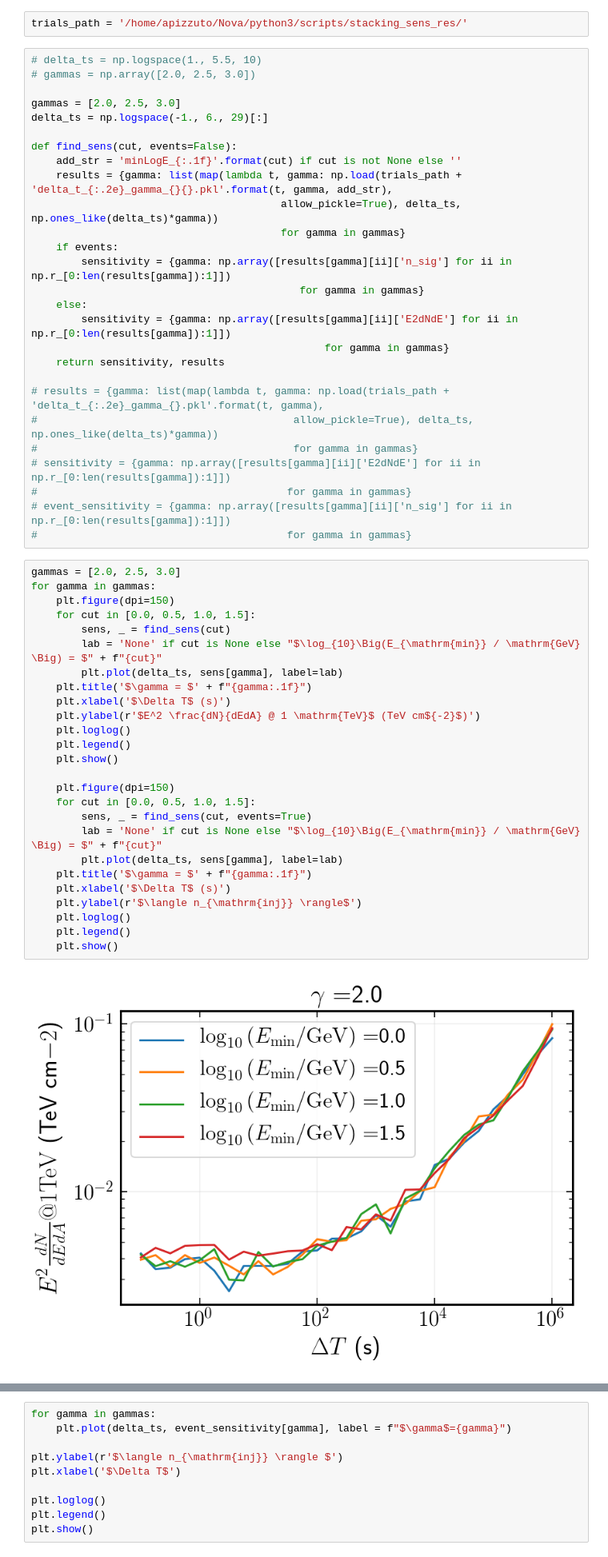
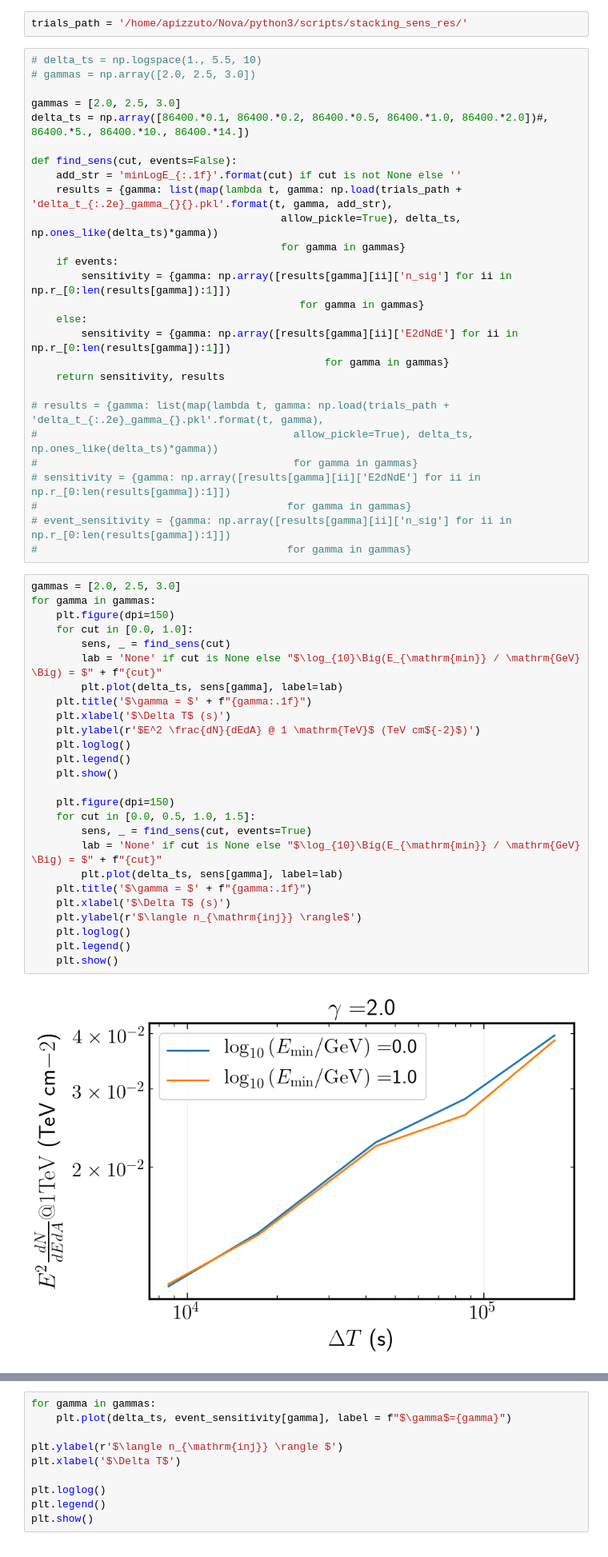
Before and after one commit to apizzuto/Novae, a Jupyter notebook: python3/notebooks/stacking_sensitivity.ipynb, the cells around one changed output, grey strips where cells are left out. Shown at 80% size. Cells and saved outputs as stored; diff of their text form.

```diff
--- a/python3/notebooks/stacking_sensitivity.ipynb
+++ b/python3/notebooks/stacking_sensitivity.ipynb
@@ -30,7 +30,7 @@ trials_path = '/home/apizzuto/Nova/python3/scripts/stacking_sens_res/'
 # gammas = np.array([2.0, 2.5, 3.0])
 
 gammas = [2.0, 2.5, 3.0]
-delta_ts = np.logspace(-1., 6., 29)[:]
+delta_ts = np.array([86400.*0.1, 86400.*0.2, 86400.*0.5, 86400.*1.0, 86400.*2.0])#, 86400.*5., 86400.*10., 86400.*14.])
 
 def find_sens(cut, events=False):
     add_str = 'minLogE_{:.1f}'.format(cut) if cut is not None else ''
@@ -55,28 +55,28 @@ def find_sens(cut, events=False):
 # %%
 gammas = [2.0, 2.5, 3.0]
 for gamma in gammas:
     plt.figure(dpi=150)
-    for cut in [0.0, 0.5, 1.0, 1.5]:
+    for cut in [0.0, 1.0]:
         sens, _ = find_sens(cut)
         lab = 'None' if cut is None else "$\log_{10}\Big(E_{\mathrm{min}} / \mathrm{GeV} \Big) = $" + f"{cut}"
         plt.plot(delta_ts, sens[gamma], label=lab)
     plt.title('$\gamma = $' + f"{gamma:.1f}")
     plt.xlabel('$\Delta T$ (s)')
     plt.ylabel(r'$E^2 \frac{dN}{dEdA} @ 1 \mathrm{TeV}$ (TeV cm${-2}$)')
     plt.loglog()
     plt.legend()
     plt.show()
 
     plt.figure(dpi=150)
     for cut in [0.0, 0.5, 1.0, 1.5]:
         sens, _ = find_sens(cut, events=True)
         lab = 'None' if cut is None else "$\log_{10}\Big(E_{\mathrm{min}} / \mathrm{GeV} \Big) = $" + f"{cut}"
         plt.plot(delta_ts, sens[gamma], label=lab)
     plt.title('$\gamma = $' + f"{gamma:.1f}")
     plt.xlabel('$\Delta T$ (s)')
     plt.ylabel(r'$\langle n_{\mathrm{inj}} \rangle$')
     plt.loglog()
     plt.legend()
     plt.show()
 # %% [output]
-[figure, old version]
+[figure, new version]
```
Also changed, not shown: parts of 1 cell of this notebook, 1 other file.
